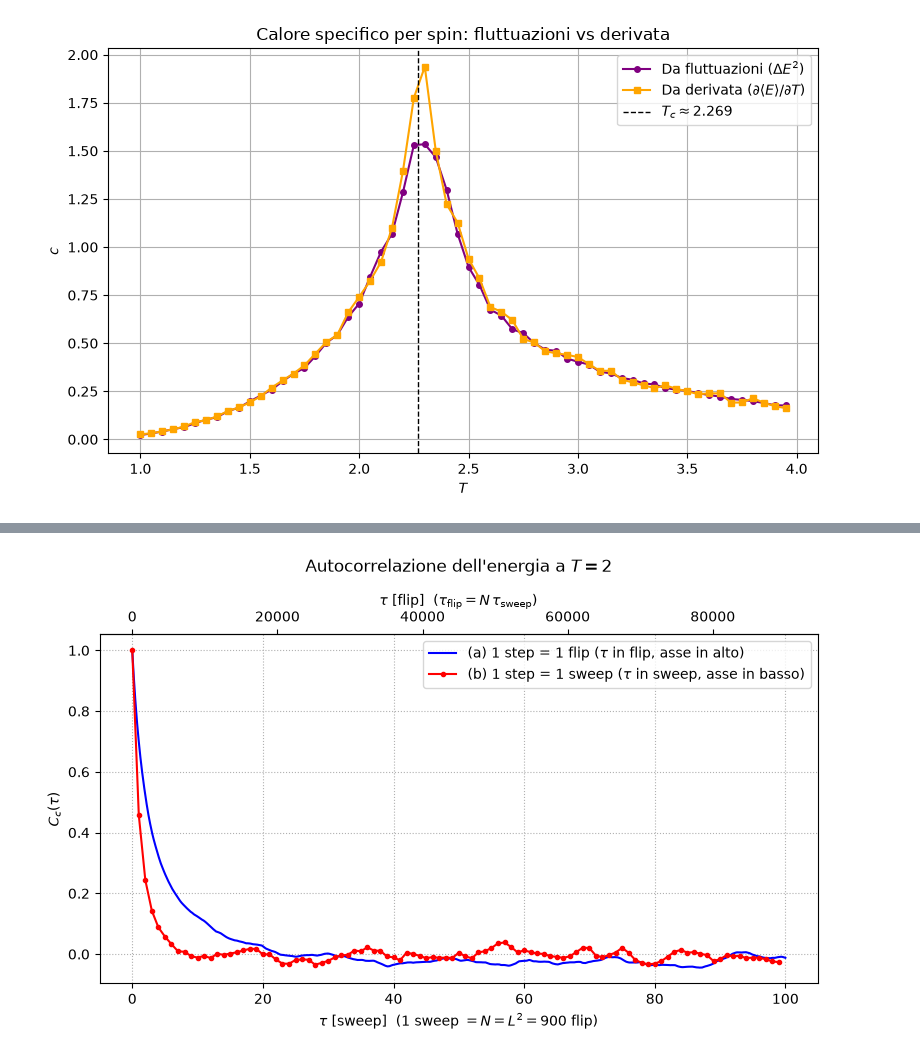
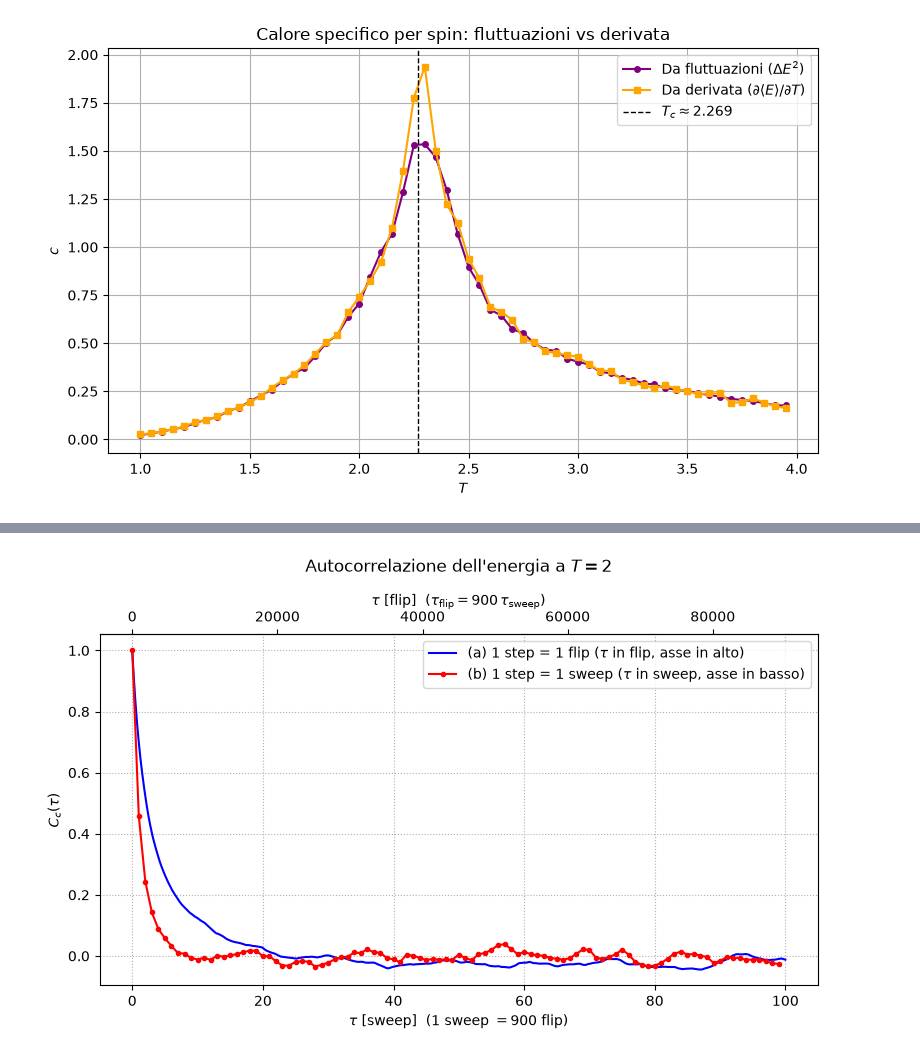
Before and after one commit to giacomo-cicala/Ising-2D, a Jupyter notebook: simulazione/ising_2D.ipynb, the cells around one changed output, grey strips where cells are left out. Saved outputs shown, nothing was run; the diff lists cells and outputs as text; code cells hidden in the pictures.

```diff
--- a/simulazione/ising_2D.ipynb
+++ b/simulazione/ising_2D.ipynb
@@ -308,33 +308,33 @@ ax.plot(
     color="blue",
     linewidth=1.5,
     label=r"(a) 1 step = 1 flip ($\tau$ in flip, asse in alto)",
 )
 
 
 Cb = CE2_avg_arr[:100]
 tb = np.arange(len(Cb))
 ax.plot(
     tb,
     Cb,
     color="red",
     linewidth=1.5,
     marker=".",
     markersize=6,
     label=r"(b) 1 step = 1 sweep ($\tau$ in sweep, asse in basso)",
 )
 
-ax.set_xlabel(r"$\tau$ [sweep]  (1 sweep $= N = L^2 = 900$ flip)")
+ax.set_xlabel(r"$\tau$ [sweep]  (1 sweep $=900$ flip)")
 
 secax = ax.secondary_xaxis("top", functions=(lambda x: x * L**2, lambda x: x / L**2))
-secax.set_xlabel(r"$\tau$ [flip]  ($\tau_{\rm flip} = N\, \tau_{\rm sweep}$)")
+secax.set_xlabel(r"$\tau$ [flip]  ($\tau_{\rm flip} = 900\, \tau_{\rm sweep}$)")
 
 ax.set_ylabel(r"$C_c(\tau)$")
 ax.set_title(r"Autocorrelazione dell'energia a $T=2$", pad=45)
 ax.grid(True, linestyle=":")
 ax.legend()
 
 plt.tight_layout()
 plt.savefig("../relazione/images/punto5_autocorrelazione.pdf")
 plt.show()
 # %% [output]
-[figure, old version]
+[figure, new version]
```
Also changed, not shown: parts of 3 cells of this notebook, 7 other files.
